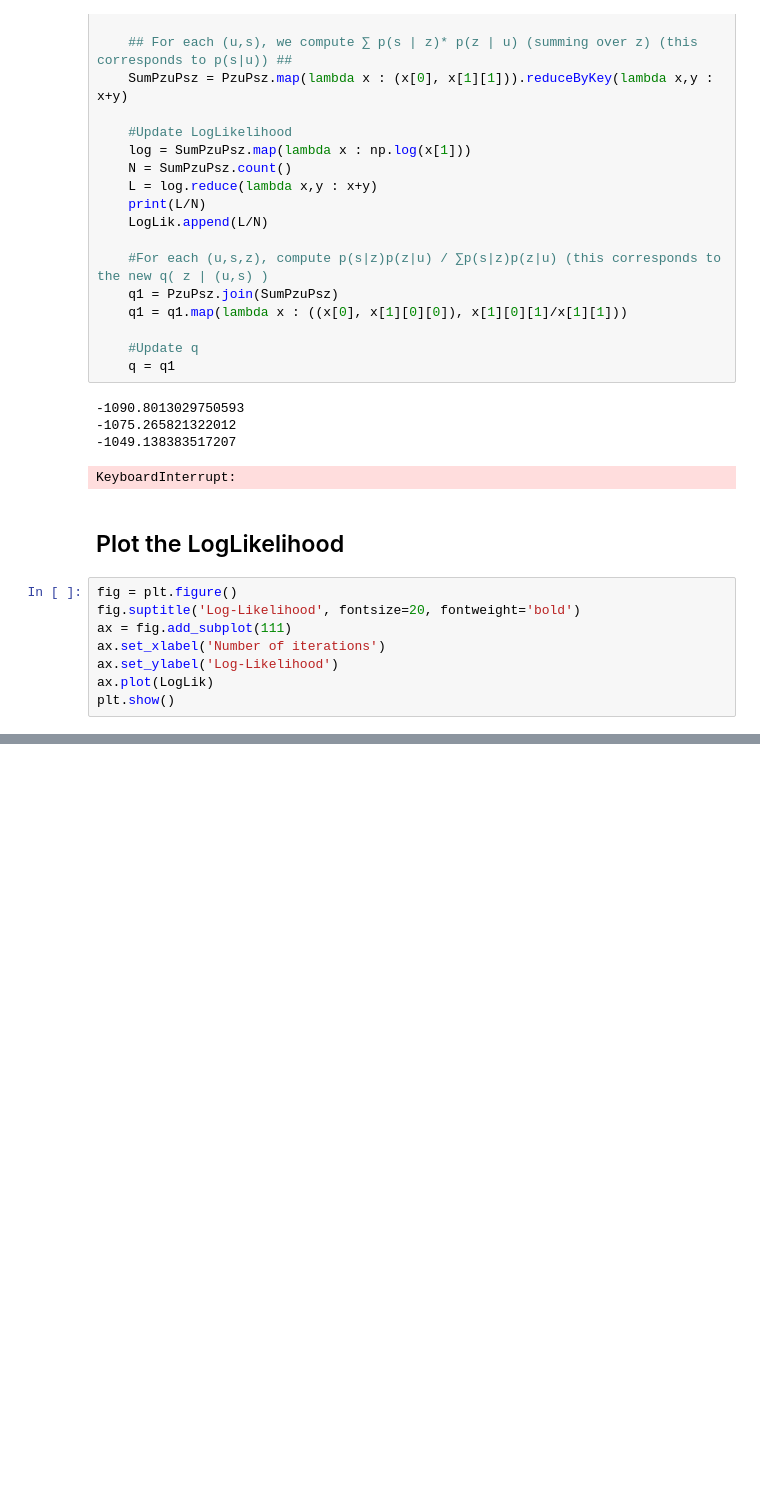
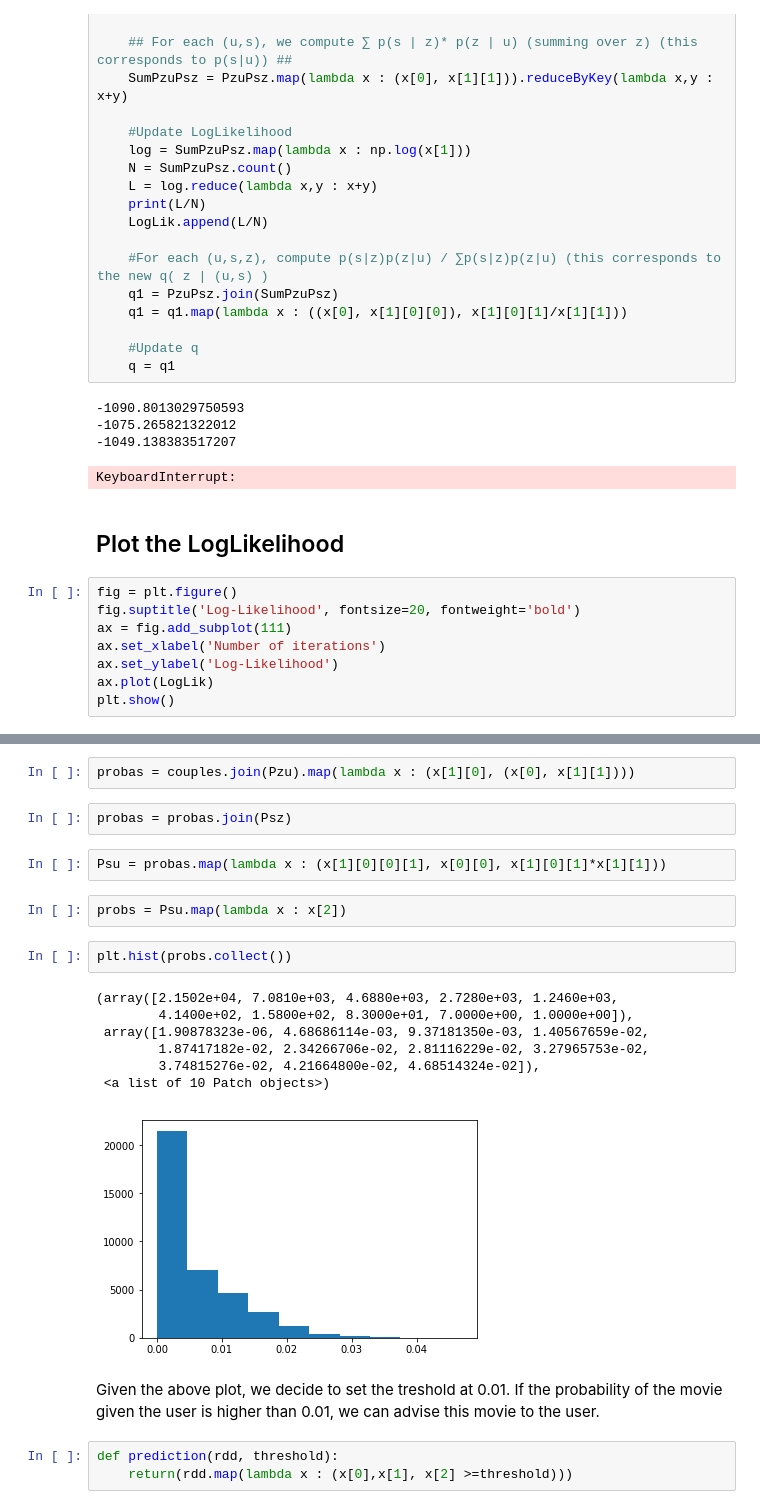
Before and after one commit to gaelleguillou/recommender_system_plsi, a Jupyter notebook: PLSI Algorithm.ipynb, the cells around one changed output, grey strips where cells are left out. Cells and saved outputs as stored; diff of their text form; blank space fills up the shorter version.

Commit message:
ADD prediction

```diff
--- a/PLSI Algorithm.ipynb
+++ b/PLSI Algorithm.ipynb
@@ -348,0 +399,23 @@ plt.show()
+# %%
+probas = couples.join(Pzu).map(lambda x : (x[1][0], (x[0], x[1][1])))
+# %%
+probas = probas.join(Psz)
+# %%
+Psu = probas.map(lambda x : (x[1][0][0][1], x[0][0], x[1][0][1]*x[1][1]))
+# %%
+probs = Psu.map(lambda x : x[2])
+# %%
+plt.hist(probs.collect())
+# %% [output]
+(array([2.1502e+04, 7.0810e+03, 4.6880e+03, 2.7280e+03, 1.2460e+03,
+        4.1400e+02, 1.5800e+02, 8.3000e+01, 7.0000e+00, 1.0000e+00]),
+ array([1.90878323e-06, 4.68686114e-03, 9.37181350e-03, 1.40567659e-02,
+        1.87417182e-02, 2.34266706e-02, 2.81116229e-02, 3.27965753e-02,
+        3.74815276e-02, 4.21664800e-02, 4.68514324e-02]),
+ <a list of 10 Patch objects>)
+[figure, added]
+# %% [markdown]
+Given the above plot, we decide to set the treshold at 0.01. If the probability of the movie given the user is higher than 0.01, we can advise this movie to the user.
+# %%
+def prediction(rdd, threshold):
+    return(rdd.map(lambda x : (x[0],x[1], x[2] >=threshold)))
```
Also changed, not shown: parts of 8 cells of this notebook.
